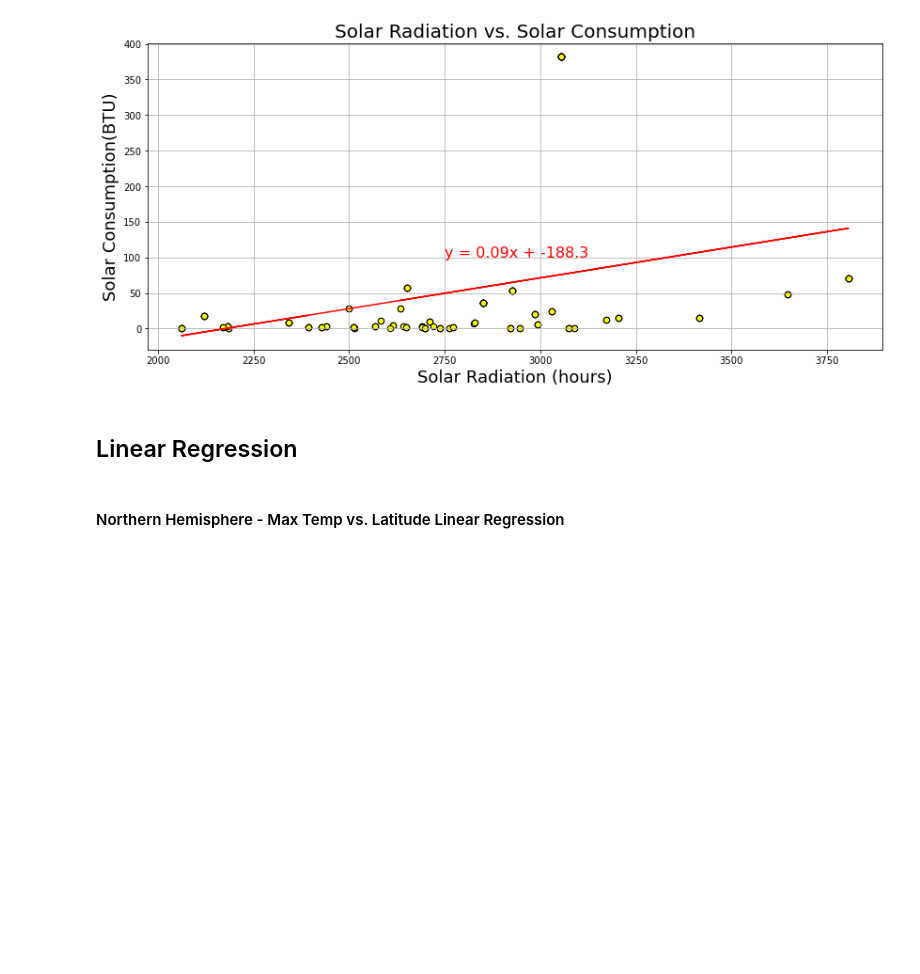
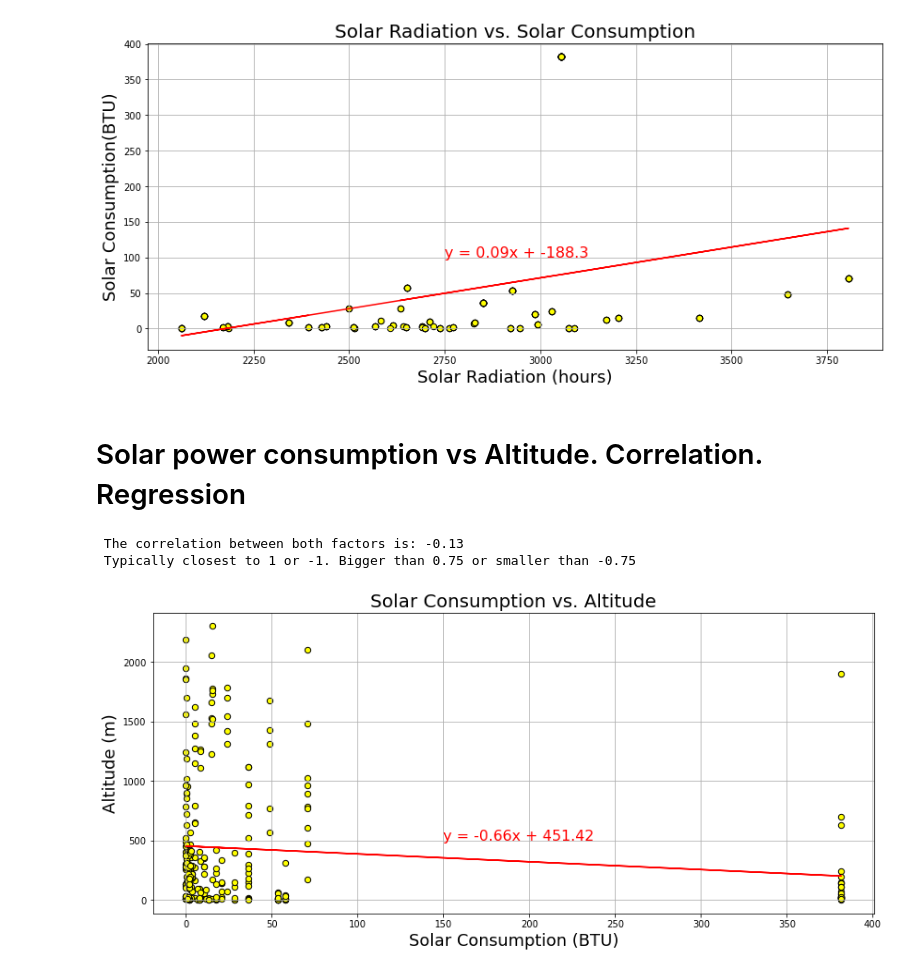
Before and after one commit to domaica/group4_project1, a Jupyter notebook: group4_project1_solution/2_ANALYSIS_solar_wind_hydro.ipynb, the cells around one changed output. Saved outputs shown, nothing was run; the diff lists cells and outputs as text; code cells hidden in the pictures; blank space fills up the shorter version.

```diff
--- a/group4_project1_solution/2_ANALYSIS_solar_wind_hydro.ipynb
+++ b/group4_project1_solution/2_ANALYSIS_solar_wind_hydro.ipynb
@@ -472,7 +481,54 @@ plt.show()
  The correlation between both factors is: 0.32
  Tipically closest to 1 or -1. Bigger than 0.75 or smaller than -0.75
 [figure]
-# %% [markdown]
-## Linear Regression
-# %% [markdown]
-####  Northern Hemisphere - Max Temp vs. Latitude Linear Regression
+# %% [markdown]
+#  Solar power consumption vs Altitude. Correlation. Regression
+# %%
+solar_cons = working_weather_data_df["Solar cons (BTU)"]
+altitude = working_weather_data_df["Altitude (m)"]
+
+correlation = st.pearsonr(solar_cons, altitude)
+
+
+# Calculate linear regression for above values weight and tumor volume
+(slope, intercept, rvalue, pvalue, stderr) = linregress(solar_cons, altitude)
+regress_values = solar_cons * slope + intercept
+line_eq = "y = " + str(round(slope,2)) + "x + " + str(round(intercept,2)) # equation of a line y = mx + b
+
+plt.figure(figsize=(14, 6))    # Set up total size of graph
+
+# Plot scatter
+plt.scatter(solar_cons, altitude,
+            marker="o",
+            s=40,                            # bigger size of markers
+            color="yellow",
+            edgecolors='black')              # to get better contrast, I outline dots in black
+
+
+# plot linear regression with variables
+plt.plot(solar_cons,regress_values,"r-")
+
+# Show formula for linear regression
+plt.annotate(line_eq,(150,500),              # position of line formula within x, y values in graph
+             fontsize=16,
+             color="red")
+
+
+# Titles of whole plot, x and y axis labels
+plt.title("Solar Consumption vs. Altitude", fontsize=20)
+plt.ylabel("Altitude (m)", fontsize=18)
+plt.xlabel("Solar Consumption (BTU)", fontsize=18)
+plt.grid(True)                 # Adding grid for reference
+
+# Save the figure
+plt.savefig("figures/solar_cons_vs_altitude.png")
+
+print(f" The correlation between both factors is: {round(correlation[0],2)}")
+print(" Typically closest to 1 or -1. Bigger than 0.75 or smaller than -0.75")
+
+# Show plot
+plt.show()
+# %% [output]
+ The correlation between both factors is: -0.13
+ Typically closest to 1 or -1. Bigger than 0.75 or smaller than -0.75
+[figure, added]
```
Also changed, not shown: parts of 18 cells of this notebook, 20 other files.
